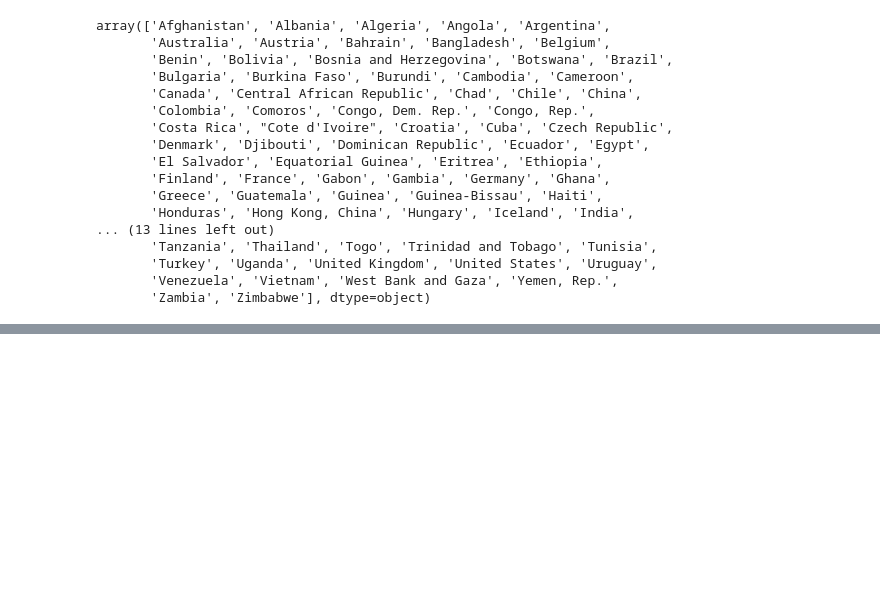
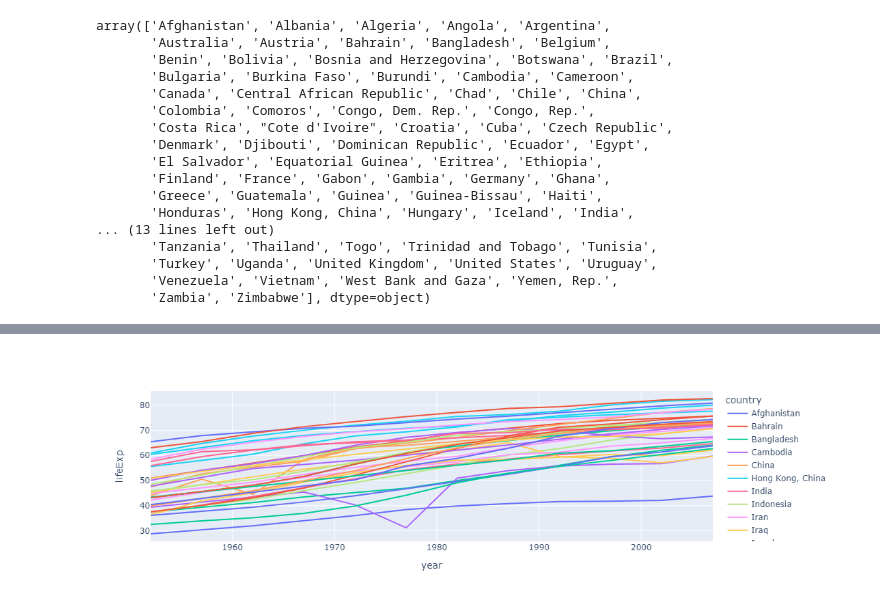
Before and after one commit to Pratiksha8799/Python-Projects, a Jupyter notebook: Basic_Charts/Basic_Line_Charts.ipynb, the cells around one changed output, grey strips where cells are left out. Drawn from its saved outputs; the diff is of its cells as text; code cells hidden in the pictures; blank space fills up the shorter version.

```diff
--- a/Basic_Charts/Basic_Line_Charts.ipynb
+++ b/Basic_Charts/Basic_Line_Charts.ipynb
@@ -46 +45,4 @@ fig.show()
 [figure]
+# %%
+# Filter data where contunent is Asia
+df = px.data.gapminder().query("continent=='Asia'")
@@ -46,0 +56,6 @@ fig.show()
+# %%
+# Customize tooltip
+fig = px.line(df, x="year", y="lifeExp", color='country',hover_name='continent',hover_data=['gdpPercap','pop'])
+fig.show()
+# %% [output]
+[figure, added]
```
Also changed, not shown: parts of 3 cells of this notebook, 1 other file.
